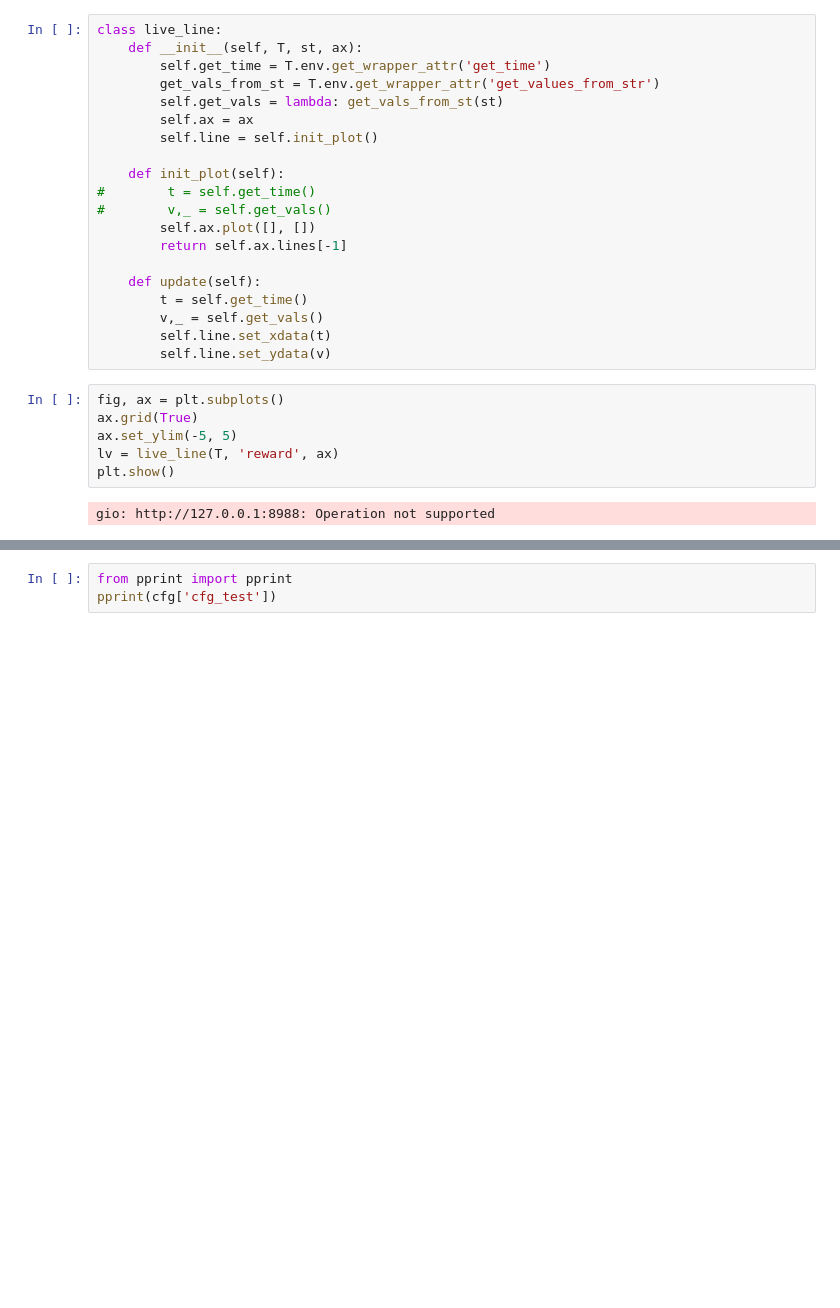
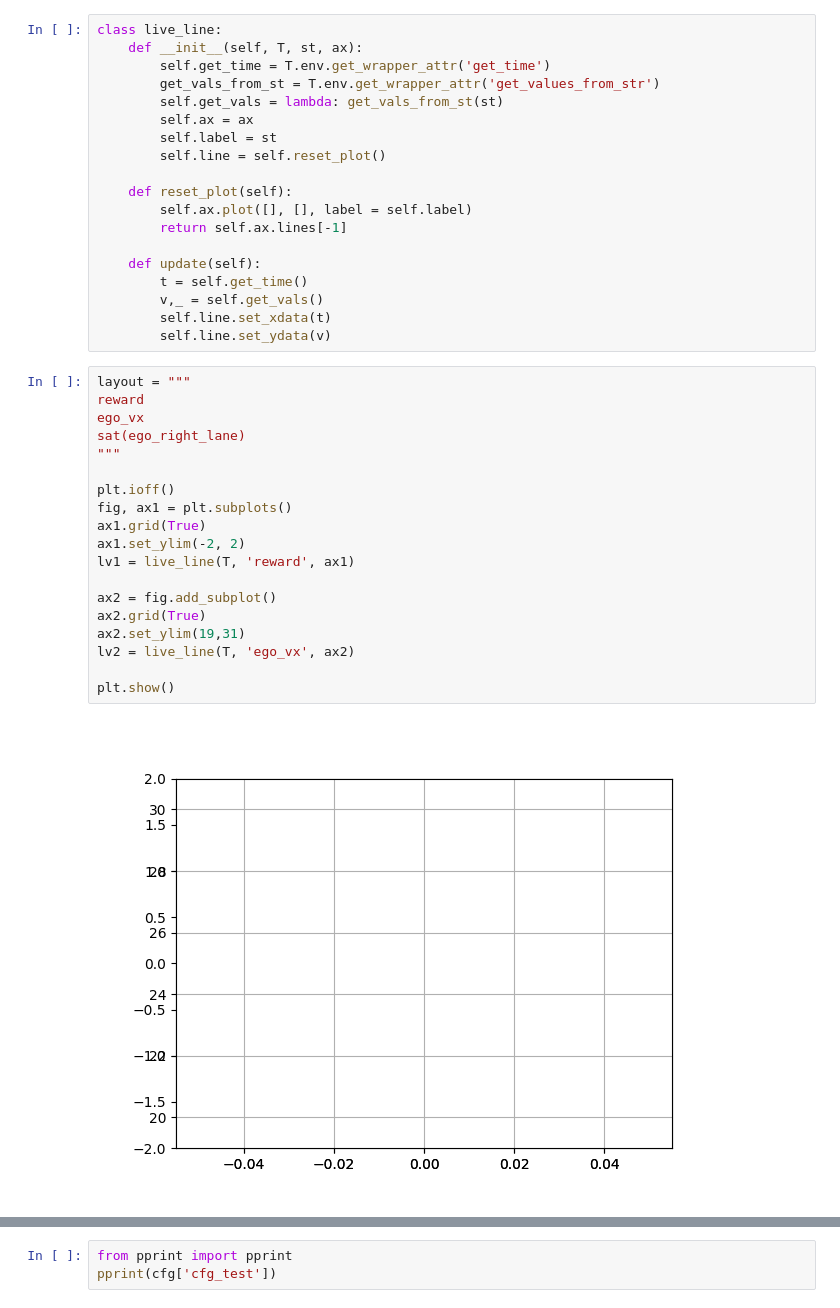
Before and after one commit to decyphir/rlrom, a Jupyter notebook: examples/highway_env/hw_sandbox.ipynb, the cells around one changed output, grey strips where cells are left out. Cells and saved outputs as stored; diff of their text form; blank space fills up the shorter version.

```diff
--- a/examples/highway_env/hw_sandbox.ipynb
+++ b/examples/highway_env/hw_sandbox.ipynb
@@ -40,31 +46,43 @@ matplotlib.use('WebAgg')
 import matplotlib.pyplot as plt
 import numpy as np
-# %%
-class live_line:
-    def __init__(self, T, st, ax):
-        self.get_time = T.env.get_wrapper_attr('get_time')
-        get_vals_from_st = T.env.get_wrapper_attr('get_values_from_str')
-        self.get_vals = lambda: get_vals_from_st(st)
-        self.ax = ax
-        self.line = self.init_plot()
-
-    def init_plot(self):
-#        t = self.get_time()
-#        v,_ = self.get_vals()
-        self.ax.plot([], [])
-        return self.ax.lines[-1]
-
-    def update(self):
-        t = self.get_time()
-        v,_ = self.get_vals()
-        self.line.set_xdata(t)
-        self.line.set_ydata(v)
+# %%
+class live_line:
+    def __init__(self, T, st, ax):
+        self.get_time = T.env.get_wrapper_attr('get_time')
+        get_vals_from_st = T.env.get_wrapper_attr('get_values_from_str')
+        self.get_vals = lambda: get_vals_from_st(st)
+        self.ax = ax
+        self.label = st
+        self.line = self.reset_plot()
+
+    def reset_plot(self):
+        self.ax.plot([], [], label = self.label)
+        return self.ax.lines[-1]
+
+    def update(self):
+        t = self.get_time()
+        v,_ = self.get_vals()
+        self.line.set_xdata(t)
+        self.line.set_ydata(v)
 # %%
-fig, ax = plt.subplots()
-ax.grid(True)
-ax.set_ylim(-5, 5)
-lv = live_line(T, 'reward', ax)
+layout = """
+reward
+ego_vx
+sat(ego_right_lane)
+"""
+
+plt.ioff()
+fig, ax1 = plt.subplots()
+ax1.grid(True)
+ax1.set_ylim(-2, 2)
+lv1 = live_line(T, 'reward', ax1)
+
+ax2 = fig.add_subplot()
+ax2.grid(True)
+ax2.set_ylim(19,31)
+lv2 = live_line(T, 'ego_vx', ax2)
+
 plt.show()
 # %% [output]
-gio: http://127.0.0.1:8988: Operation not supported
+[figure, added]
 # %%
```
Also changed, not shown: parts of 7 cells of this notebook.
